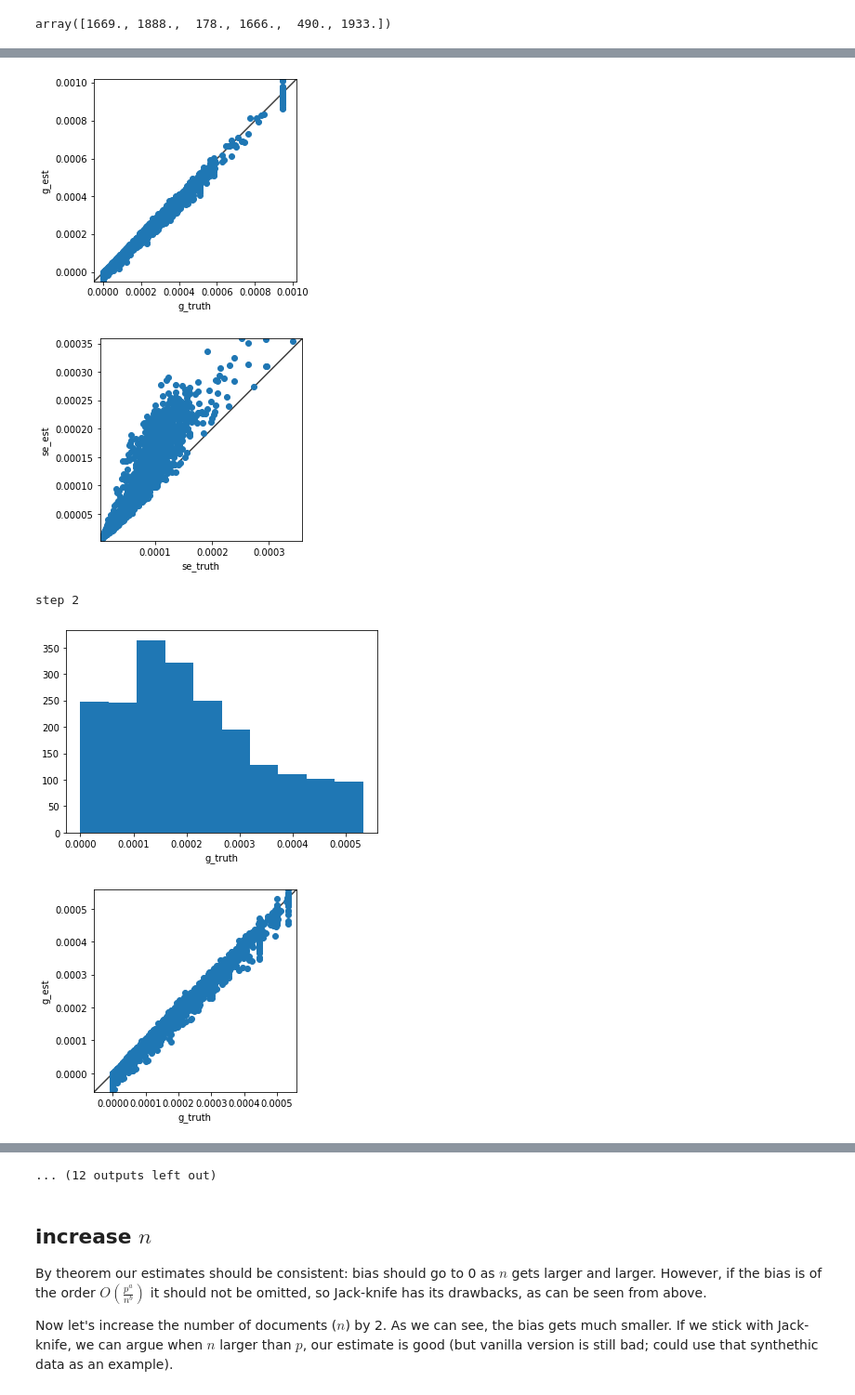
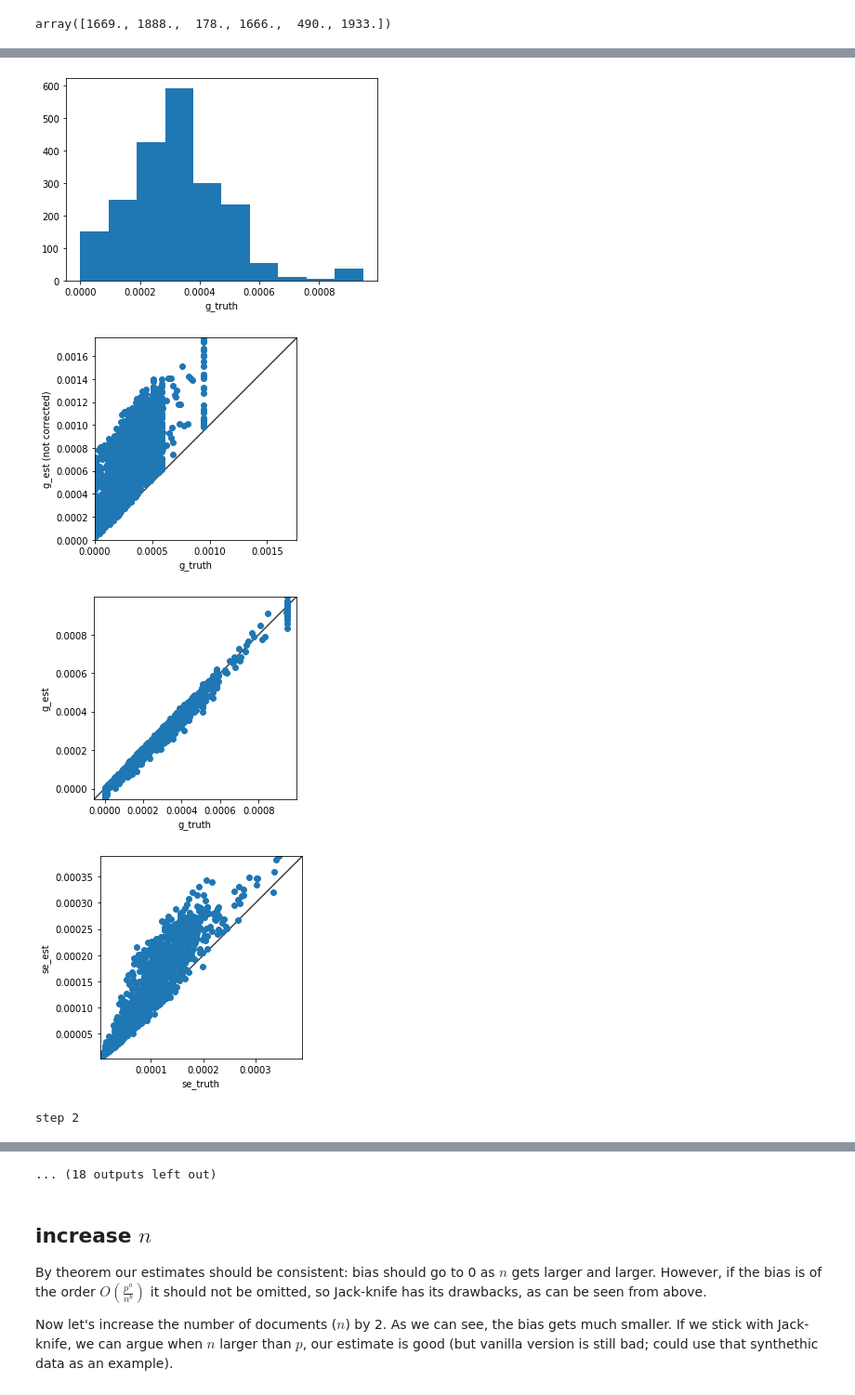
Before and after one commit to zihao12/pyJSMF-RAW, a Jupyter notebook: experiments/findK-correction-jk2.ipynb, the cells around one changed output, grey strips where cells are left out. Shown at 93% size. Saved outputs shown, nothing was run; the diff lists cells and outputs as text; code cells hidden in the pictures.

```diff
--- a/experiments/findK-correction-jk2.ipynb
+++ b/experiments/findK-correction-jk2.ipynb
@@ -99,13 +99,33 @@ S
 # %% [output]
 array([1669., 1888.,  178., 1666.,  490., 1933.])
 # %%
-def comparison(k_, gs, est, se):
+def comparison(k_, gs, est, se, est_notcorrected):
 
     truth = gs[:, k_]
     est_ = est[:, k_,:].mean(axis = 1)
-
+    est_notcorrected_ = est_notcorrected[:, k_,:].mean(axis = 1)
     plt.hist(truth)
     plt.xlabel("g_truth")
+    plt.show()
+
+    fig, ax = plt.subplots(1)
+    ax.scatter(truth, est_notcorrected_)
+    plt.xlim((truth.min(), truth.max()))
+    plt.ylim((est_notcorrected_.min(), est_notcorrected_.max()))
+    plt.xlabel("g_truth")
+    plt.ylabel("g_est (not corrected)")
+
+
+    lims = [
+        np.min([ax.get_xlim(), ax.get_ylim()]),  # min of both axes
+        np.max([ax.get_xlim(), ax.get_ylim()]),  # max of both axes
+    ]
+
+    # now plot both limits against eachother
+    ax.plot(lims, lims, 'k-', alpha=0.75, zorder=0)
+    ax.set_aspect('equal')
+    ax.set_xlim(lims)
+    ax.set_ylim(lims)
     plt.show()
 
 
@@ -201,16 +221,17 @@ def comparison2(k_, idx, gs, est, se):
     ax.set_ylim(lims)
     plt.show()
 # %%
-outputfile="findK-exper-constd-jk2.pkl"
+# outputfile="findK-exper-constd-jk2.pkl"
+outputfile="findK-exper-jk2.pkl"
 with open(outputfile, "rb") as f:
     tmp = pickle.load(f)
 
 est = tmp['est']
 se = tmp['se']
-
+est_notcorrected = tmp['est_notcorrected']
 for k_ in range(k):
     print(f"step {k_}")
-    comparison(k_, gs.copy(), est.copy(), se.copy())
+    comparison(k_, gs.copy(), est.copy(), se.copy(), est_notcorrected.copy())
 # %% [output]
 step 0
 [figure]
@@ -221,5 +242,5 @@ step 1
-[figure, old version]
+[figure, new version]
-[figure, old version]
+[figure, new version]
-step 2
-[figure, old version]
+[figure, new version]
-[figure, old version]
+[figure, new version]
+step 2
@@ -227,4 +248,4 @@ step 2
-... (12 outputs left out)
+... (18 outputs left out)
 # %% [markdown]
 ## increase $n$
 
```
Also changed, not shown: parts of 5 cells of this notebook, 5 other files.
